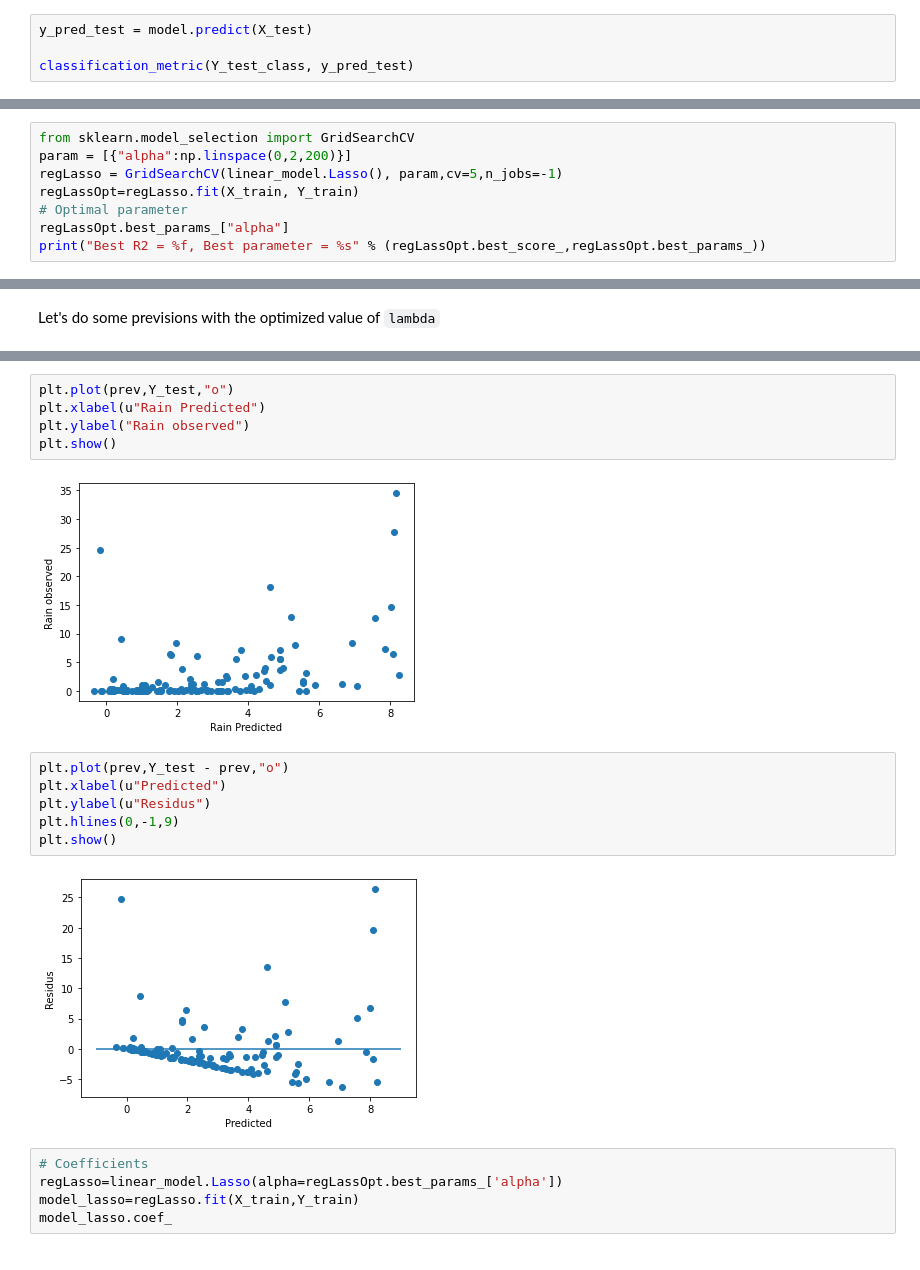
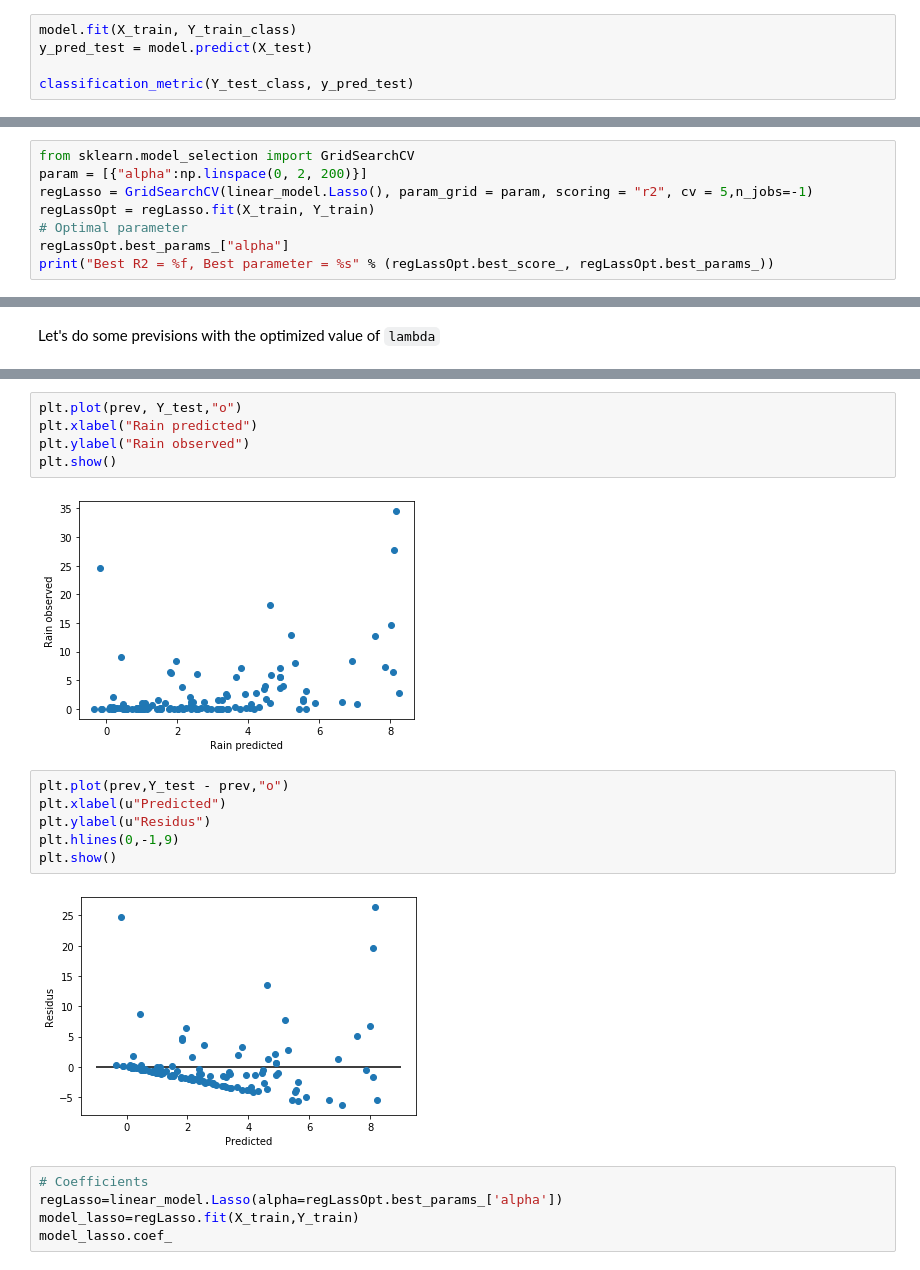
Before and after one commit to NguyenHai7120/4A-MachineLearning-Project, a Jupyter notebook: Classification_python.ipynb, the cells around one changed output, grey strips where cells are left out. Saved outputs shown, nothing was run; the diff lists cells and outputs as text.

```diff
--- a/Classification_python.ipynb
+++ b/Classification_python.ipynb
@@ -242,4 +257,5 @@ Mean Accuracy: 0.525 (0.052)
 # %%
+model.fit(X_train, Y_train_class)
 y_pred_test = model.predict(X_test)
 
 classification_metric(Y_test_class, y_pred_test)
@@ -665,12 +796,12 @@ R2 - Score :  0.11930583425445629
 The penalisation parameter is optimized by the cross validation
 # %%
 from sklearn.model_selection import GridSearchCV
-param = [{"alpha":np.linspace(0,2,200)}]
-regLasso = GridSearchCV(linear_model.Lasso(), param,cv=5,n_jobs=-1)
-regLassOpt=regLasso.fit(X_train, Y_train)
+param = [{"alpha":np.linspace(0, 2, 200)}]
+regLasso = GridSearchCV(linear_model.Lasso(), param_grid = param, scoring = "r2", cv = 5,n_jobs=-1)
+regLassOpt = regLasso.fit(X_train, Y_train)
 # Optimal parameter
 regLassOpt.best_params_["alpha"]
-print("Best R2 = %f, Best parameter = %s" % (regLassOpt.best_score_,regLassOpt.best_params_))
+print("Best R2 = %f, Best parameter = %s" % (regLassOpt.best_score_, regLassOpt.best_params_))
 # %% [output]
 Best R2 = 0.200521, Best parameter = {'alpha': 0.1306532663316583}
 # %% [markdown]
@@ -685,10 +833,10 @@ R2 - Score :  0.22503048742510168
 # %%
-plt.plot(prev,Y_test,"o")
-plt.xlabel(u"Rain Predicted")
+plt.plot(prev, Y_test,"o")
+plt.xlabel("Rain predicted")
 plt.ylabel("Rain observed")
 plt.show()
 # %% [output]
-[figure, old version]
+[figure, new version]
 # %%
 plt.plot(prev,Y_test - prev,"o")
 plt.xlabel(u"Predicted")
@@ -696,7 +844,7 @@ plt.ylabel(u"Residus")
 plt.hlines(0,-1,9)
 plt.show()
 # %% [output]
-[figure, old version]
+[figure, new version]
 # %%
 # Coefficients
 regLasso=linear_model.Lasso(alpha=regLassOpt.best_params_['alpha'])
```
Also changed, not shown: parts of 57 cells of this notebook, 1 other file.
